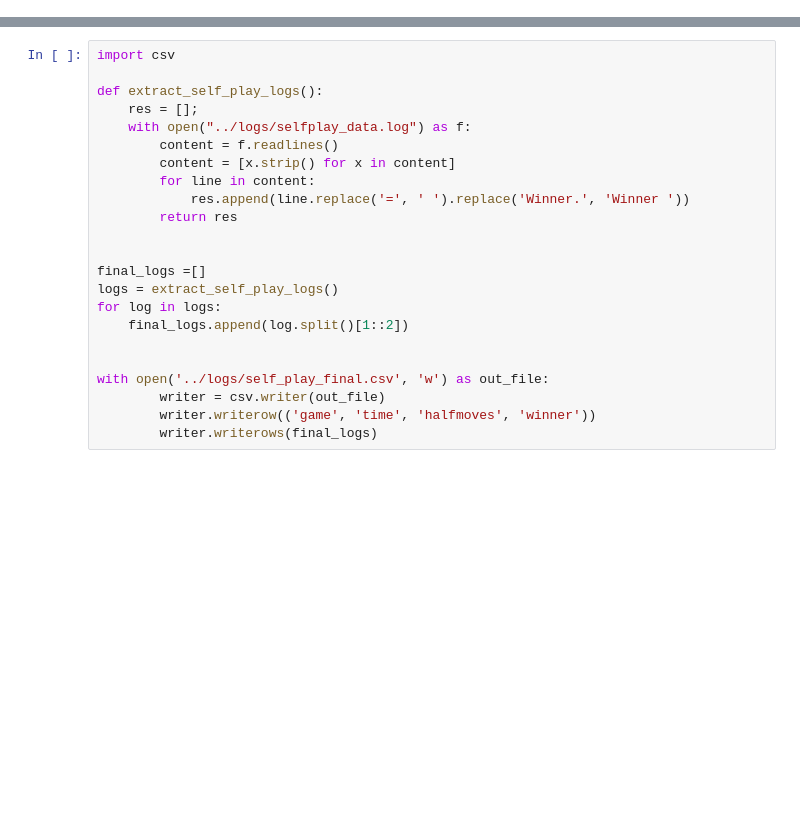
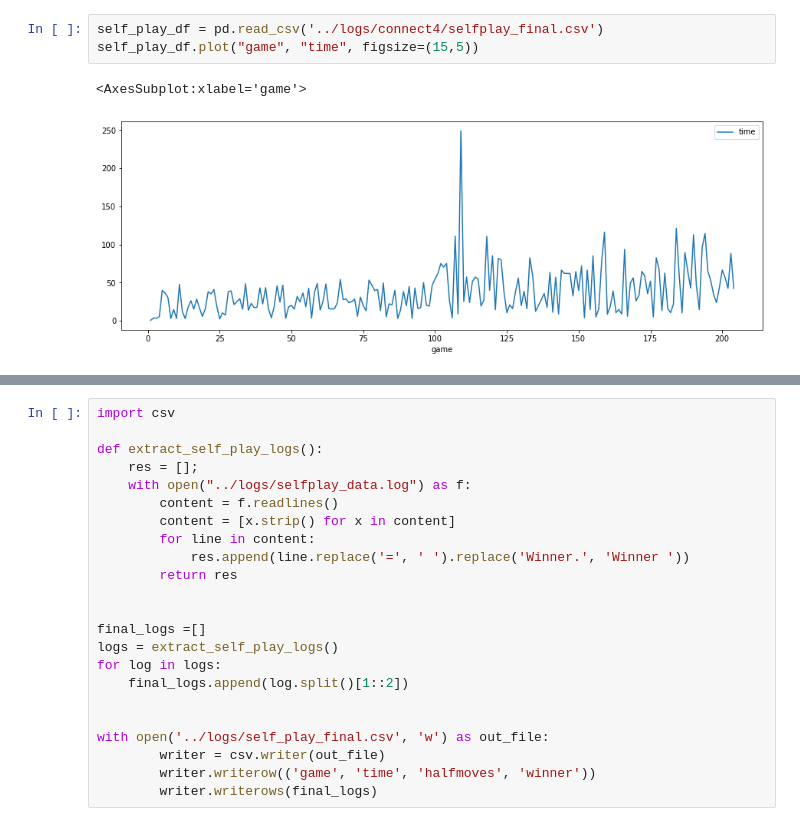
Before and after one commit to Gowri-Rk/ReinforcementLearningProject, a Jupyter notebook: Chess/demo/demo.ipynb, the cells around one changed output, grey strips where cells are left out. Cells and saved outputs as stored; diff of their text form; blank space fills up the shorter version.

Commit message:
added connect4 graphs to demo file

```diff
--- a/Chess/demo/demo.ipynb
+++ b/Chess/demo/demo.ipynb
@@ -3,0 +30,6 @@ sys.path.append(os.path.join('..', 'logs'))
+# %%
+self_play_df = pd.read_csv('../logs/connect4/selfplay_final.csv')
+self_play_df.plot("game", "time", figsize=(15,5))
+# %% [output]
+<AxesSubplot:xlabel='game'>
+[figure, added]
```
Also changed, not shown: parts of 6 cells of this notebook.
